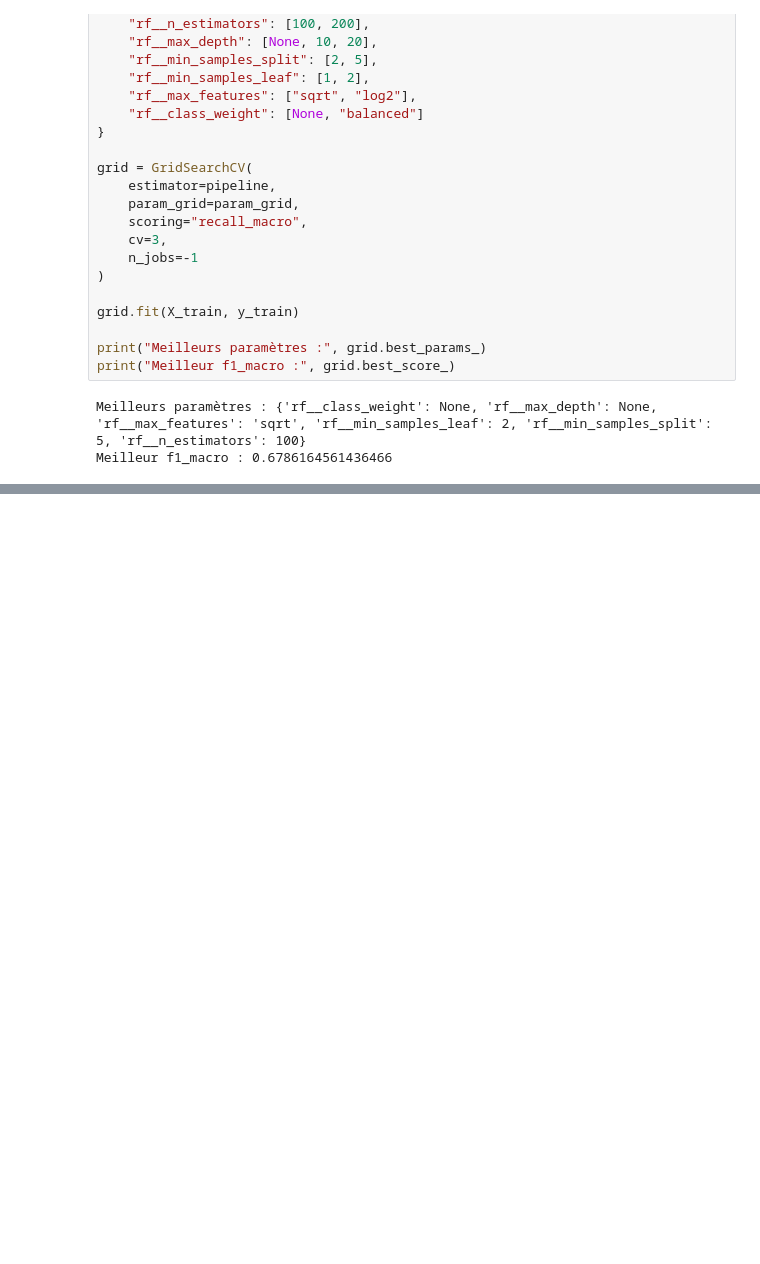
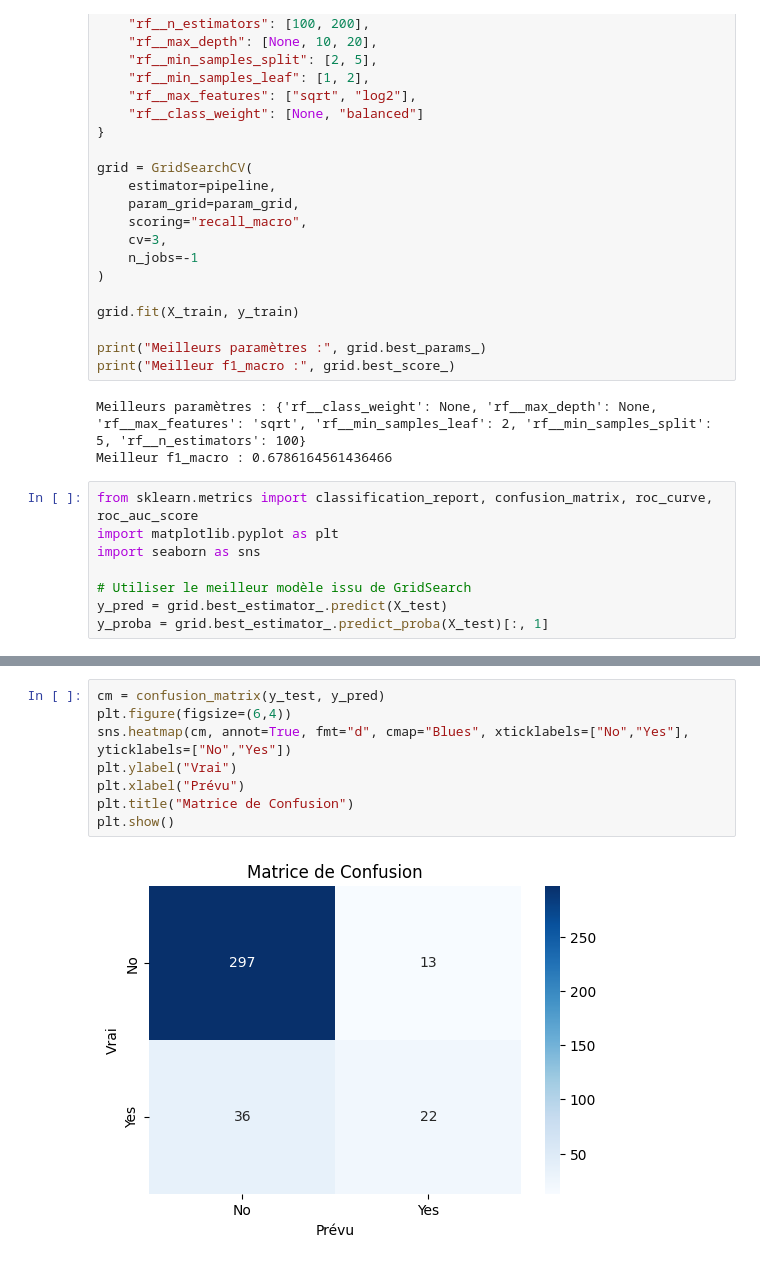
Before and after one commit to karimabenihda/RetentionAI_machine_learning, a Jupyter notebook: app/eda.ipynb, the cells around one changed output, grey strips where cells are left out. Cells and saved outputs as stored; diff of their text form; blank space fills up the shorter version.

Commit message:
classification report ,cm,roc curve

```diff
--- a/app/eda.ipynb
+++ b/app/eda.ipynb
@@ -453,3 +453,11 @@ print("Meilleur f1_macro :", grid.best_score_)
 # %% [output]
 Meilleurs paramètres : {'rf__class_weight': None, 'rf__max_depth': None, 'rf__max_features': 'sqrt', 'rf__min_samples_leaf': 2, 'rf__min_samples_split': 5, 'rf__n_estimators': 100}
 Meilleur f1_macro : 0.6786164561436466
+# %%
+from sklearn.metrics import classification_report, confusion_matrix, roc_curve, roc_auc_score
+import matplotlib.pyplot as plt
+import seaborn as sns
+
+# Utiliser le meilleur modèle issu de GridSearch
+y_pred = grid.best_estimator_.predict(X_test)
+y_proba = grid.best_estimator_.predict_proba(X_test)[:, 1]
@@ -455,0 +475,10 @@ Meilleur f1_macro : 0.6786164561436466
+# %%
+cm = confusion_matrix(y_test, y_pred)
+plt.figure(figsize=(6,4))
+sns.heatmap(cm, annot=True, fmt="d", cmap="Blues", xticklabels=["No","Yes"], yticklabels=["No","Yes"])
+plt.ylabel("Vrai")
+plt.xlabel("Prévu")
+plt.title("Matrice de Confusion")
+plt.show()
+# %% [output]
+[figure, added]
```
Also changed, not shown: parts of 2 cells of this notebook.
